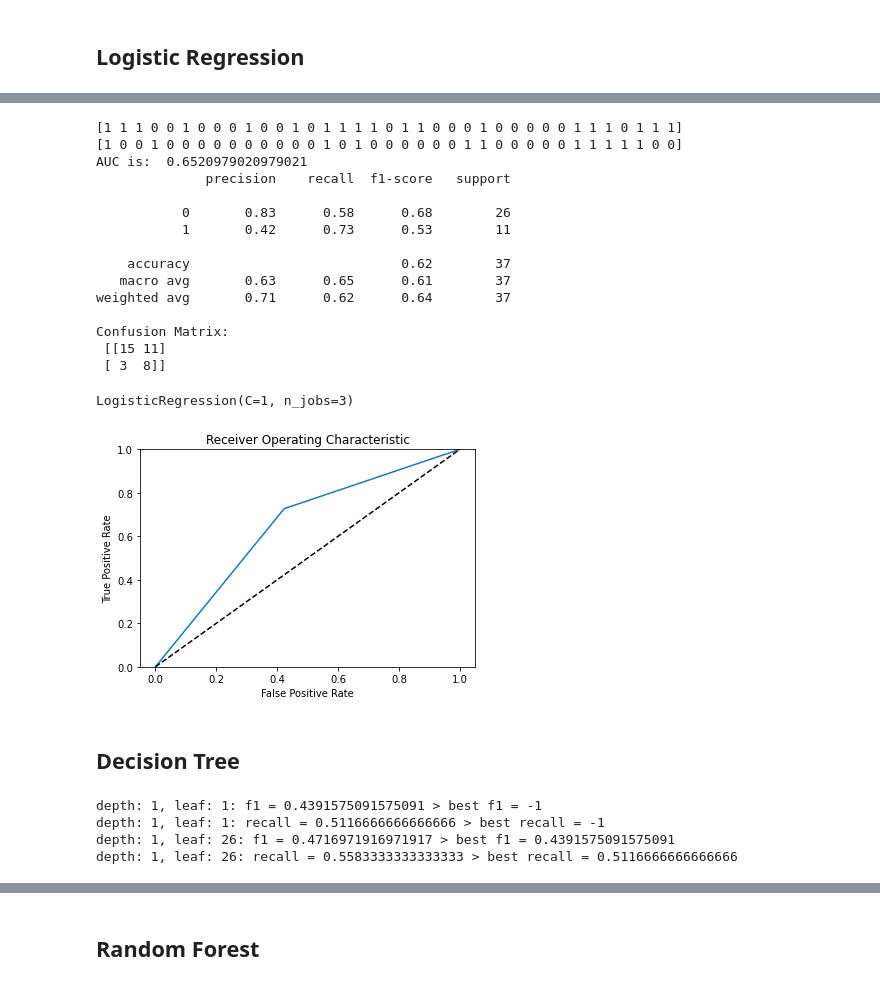
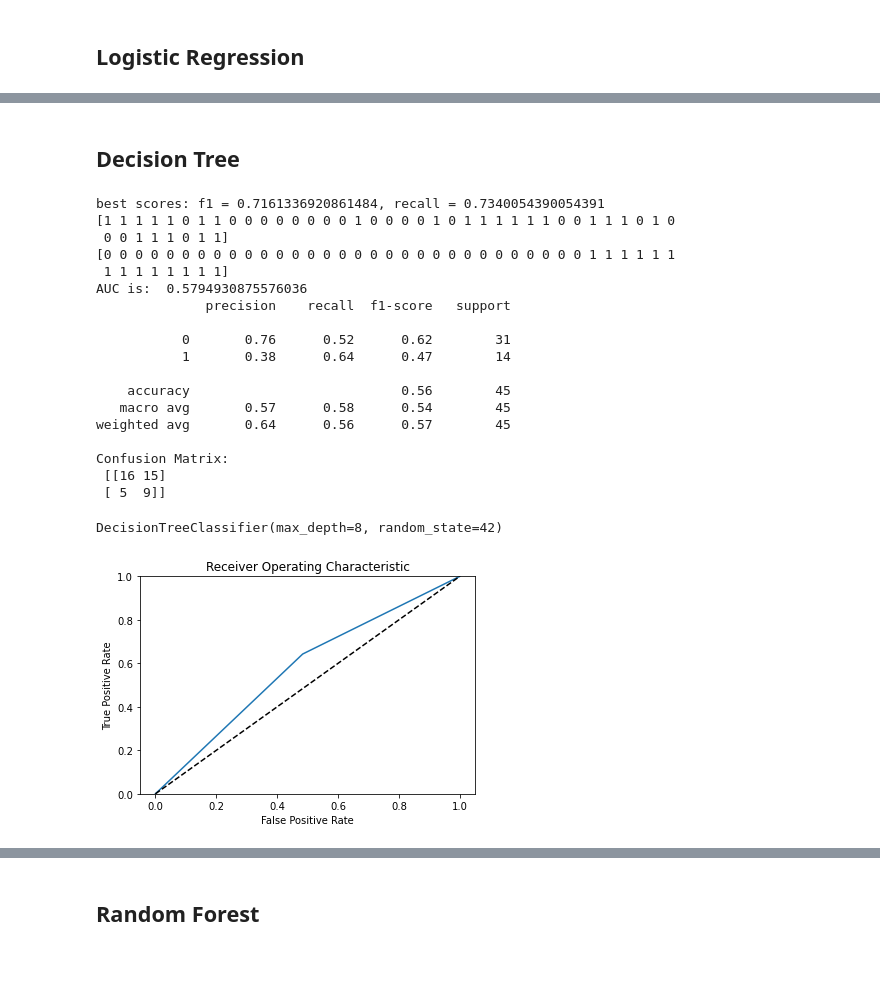
Before and after one commit to derong97/automatic-depression-detector, a Jupyter notebook: models/word_embeddings/doc2vec.ipynb, the cells around one changed output, grey strips where cells are left out. Saved outputs shown, nothing was run; the diff lists cells and outputs as text; code cells hidden in the pictures.

```diff
--- a/models/word_embeddings/doc2vec.ipynb
+++ b/models/word_embeddings/doc2vec.ipynb
@@ -266,56 +313,48 @@ LogisticRegression(C=1, n_jobs=3)
-# %%
-# Based on recall
-evaluate_model(best_logreg_recall_model)
-# %% [output]
-[1 1 1 0 0 1 0 0 0 1 0 0 1 0 1 1 1 1 0 1 1 0 0 0 1 0 0 0 0 0 1 1 1 0 1 1 1]
-[1 0 0 1 0 0 0 0 0 0 0 0 0 0 1 0 1 0 0 0 0 0 0 1 1 0 0 0 0 0 1 1 1 1 1 0 0]
-AUC is:  0.6520979020979021
-              precision    recall  f1-score   support
-
-           0       0.83      0.58      0.68        26
-           1       0.42      0.73      0.53        11
-
-    accuracy                           0.62        37
-   macro avg       0.63      0.65      0.61        37
-weighted avg       0.71      0.62      0.64        37
-
-Confusion Matrix:
- [[15 11]
- [ 3  8]]
-LogisticRegression(C=1, n_jobs=3)
-[figure, removed]
 # %% [markdown]
 ## Decision Tree
 # %%
 def find_best_tree_model(upper_depth, upper_leaf):
     best_f1_model = None
-    best_recall_model = None
     best_f1 = -1
     best_recall = -1
 
     for depth in range(1, upper_depth + 1):
         for leaf in range(1, upper_leaf + 1):
             model = DecisionTreeClassifier(random_state=RANDOM_STATE, max_depth=depth, min_samples_leaf=leaf)
 
             f1_scores, recall_scores = k_cross(model)
             f1 = np.mean(f1_scores)
             recall = np.mean(recall_scores)
 
             if f1 > best_f1:
-                print(f"depth: {depth}, leaf: {leaf}: f1 = {f1} > best f1 = {best_f1}")
                 best_f1 = f1
+                best_recall = recall
                 best_f1_model = model
 
-            if recall > best_recall:
-                print(f"depth: {depth}, leaf: {leaf}: recall = {recall} > best recall = {best_recall}")
-                best_recall = recall
-                best_recall_model = model
+    print(f"best scores: f1 = {best_f1}, recall = {best_recall}")
 
-    return best_f1_model, best_recall_model
+    return best_f1_model
 
-best_tree_f1_model, best_tree_recall_model = find_best_tree_model(20, 30)
+best_tree_f1_model = find_best_tree_model(20, 30)
+evaluate_model(best_tree_f1_model)
 # %% [output]
-depth: 1, leaf: 1: f1 = 0.4391575091575091 > best f1 = -1
-depth: 1, leaf: 1: recall = 0.5116666666666666 > best recall = -1
-depth: 1, leaf: 26: f1 = 0.4716971916971917 > best f1 = 0.4391575091575091
-depth: 1, leaf: 26: recall = 0.5583333333333333 > best recall = 0.5116666666666666
+best scores: f1 = 0.7161336920861484, recall = 0.7340054390054391
+[1 1 1 1 1 0 1 1 0 0 0 0 0 0 0 0 1 0 0 0 0 1 0 1 1 1 1 1 1 0 0 1 1 1 0 1 0
+ 0 0 1 1 1 0 1 1]
+[0 0 0 0 0 0 0 0 0 0 0 0 0 0 0 0 0 0 0 0 0 0 0 0 0 0 0 0 0 0 0 1 1 1 1 1 1
+ 1 1 1 1 1 1 1 1]
+AUC is:  0.5794930875576036
+              precision    recall  f1-score   support
+
+           0       0.76      0.52      0.62        31
+           1       0.38      0.64      0.47        14
+
+    accuracy                           0.56        45
+   macro avg       0.57      0.58      0.54        45
+weighted avg       0.64      0.56      0.57        45
+
+Confusion Matrix:
+ [[16 15]
+ [ 5  9]]
+DecisionTreeClassifier(max_depth=8, random_state=42)
+[figure, added]
```
Also changed, not shown: parts of 25 cells of this notebook, 11 other files.
